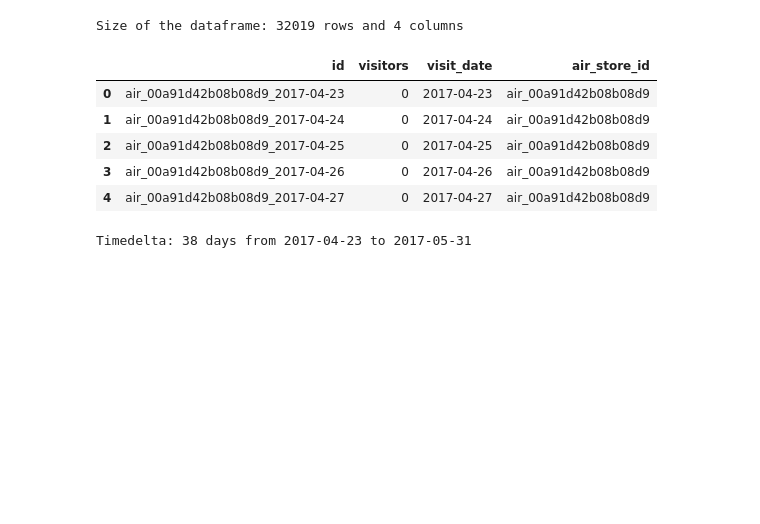
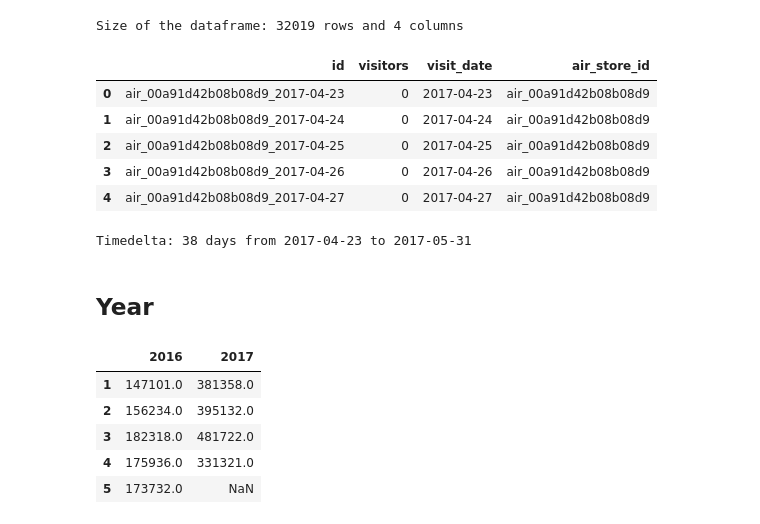
Before and after one commit to alekseisolovev/kaggle, a Jupyter notebook: recruit-restaurant/recruit_restaurant_eda.ipynb, the cells around one changed output. Saved outputs shown, nothing was run; the diff lists cells and outputs as text; code cells hidden in the pictures; blank space fills up the shorter version.

```diff
--- a/recruit-restaurant/recruit_restaurant_eda.ipynb
+++ b/recruit-restaurant/recruit_restaurant_eda.ipynb
@@ -89,7 +89,6 @@ plt.show()
 ## Train set
 # %%
 train = pd.read_csv('./input/air_visit_data.csv', parse_dates=['visit_date'])
-train['visit_date'] = train['visit_date'].apply(lambda x: x.date())
 
 print('Size of the dataframe: {} rows and {} columns'.format(*train.shape))
 train.head()
@@ -121,6 +120,8 @@ Count of values above 3 std: 2026
 # %%
 train[outliers] = np.nan
 train.dropna(inplace=True)
+
+train.visitors = train.visitors.astype(int)
 
 print('min: {}, max: {}, mean: {:.2f}, std: {:.2f}'.format(
     min(train.visitors), max(train.visitors), train.visitors.mean(), train.visitors.std()))
@@ -164,3 +164,21 @@ Size of the dataframe: 32019 rows and 4 columns
 print_timedelta(test.visit_date)
 # %% [output]
 Timedelta: 38 days from 2017-04-23 to 2017-05-31
+# %% [markdown]
+## Year
+# %%
+df = train.set_index('visit_date')
+del df.index.name
+
+df = df[df.index.isin(
+    pd.date_range('2016-01-01', '2016-05-31')) | df.index.isin(pd.date_range('2017-01-01', '2017-04-22'))]
+
+pd.pivot_table(df, index=df.index.month, columns=df.index.year,
+                    values='visitors', aggfunc='sum')
+# %% [output]
+|  | 2016 | 2017 |
+| 1 | 147101.0 | 381358.0 |
+| 2 | 156234.0 | 395132.0 |
+| 3 | 182318.0 | 481722.0 |
+| 4 | 175936.0 | 331321.0 |
+| 5 | 173732.0 | NaN |
```
Also changed, not shown: parts of 6 cells of this notebook.
